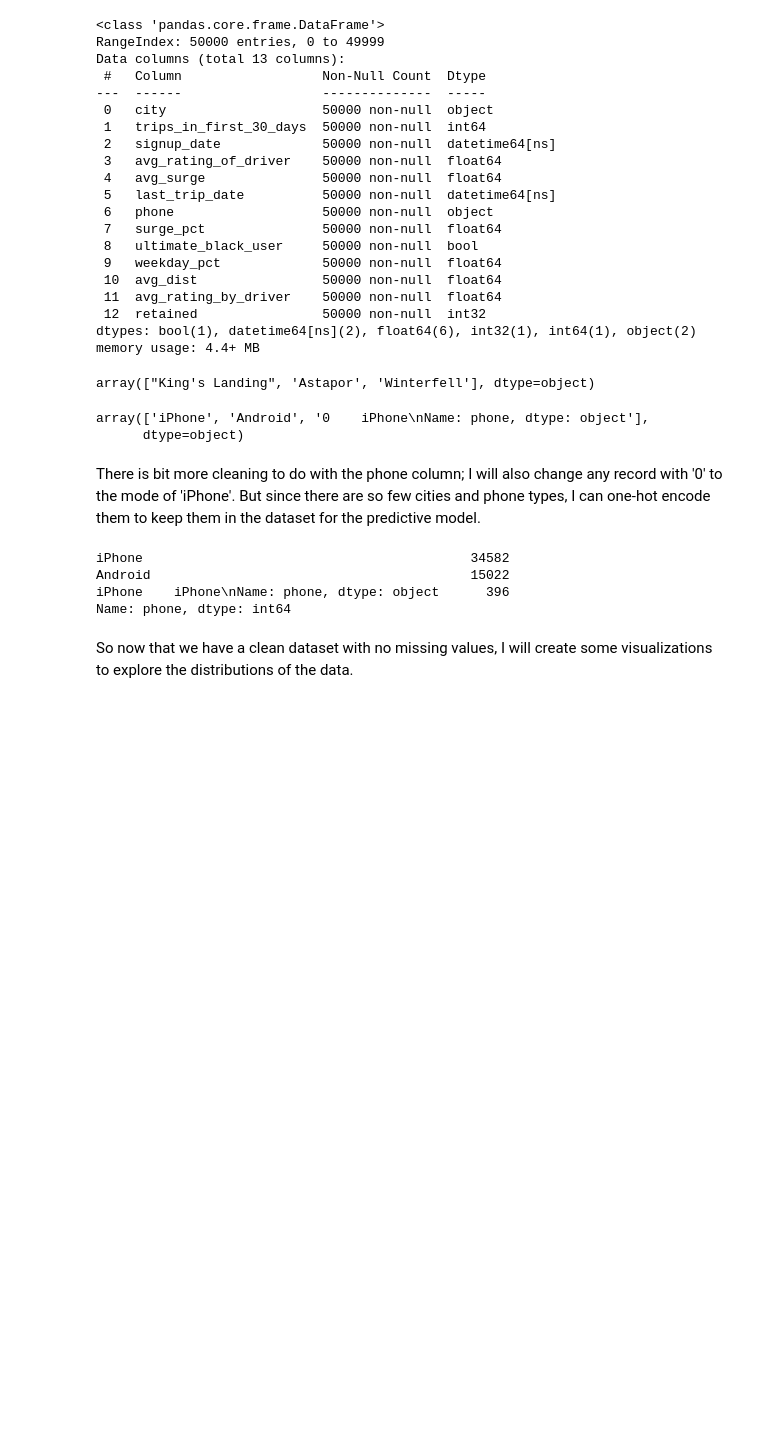
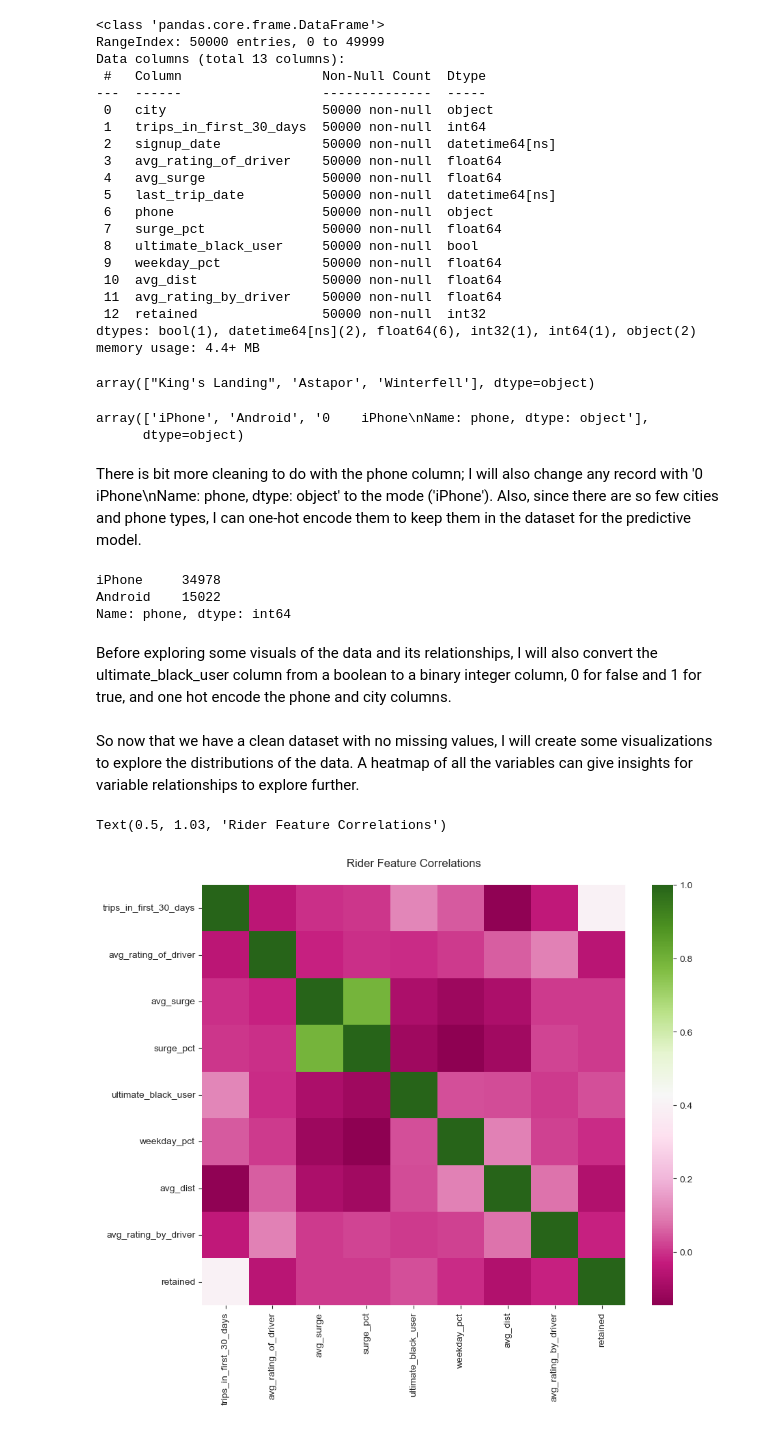
Before and after one commit to ehardwick2/Take-Home_Challenges, a Jupyter notebook: Part3_EDA_and_Predictive-Modeling.ipynb, the cells around one changed output. Drawn from its saved outputs; the diff is of its cells as text; code cells hidden in the pictures; blank space fills up the shorter version.

Commit message:
eda, preprocessing, and start to modeling

```diff
--- a/Part3_EDA_and_Predictive-Modeling.ipynb
+++ b/Part3_EDA_and_Predictive-Modeling.ipynb
@@ -193,15 +207,24 @@ array(["King's Landing", 'Astapor', 'Winterfell'], dtype=object)
 array(['iPhone', 'Android', '0    iPhone\nName: phone, dtype: object'],
       dtype=object)
 # %% [markdown]
-There is bit more cleaning to do with the phone column; I will also change any record with '0' to the mode of 'iPhone'. But since there are so few cities and phone types, I can one-hot encode them to keep them in the dataset for the predictive model.
+There is bit more cleaning to do with the phone column; I will also change any record with '0    iPhone\nName: phone, dtype: object' to the mode ('iPhone'). Also, since there are so few cities and phone types, I can one-hot encode them to keep them in the dataset for the predictive model.
 # %%
-df['phone'] = df['phone'].replace('0', 'iPhone') #df['phone'] = df['phone'].replace('0', str(df['phone'].mode()))
+df['phone'] = df['phone'].replace('0    iPhone\nName: phone, dtype: object', 'iPhone') #df['phone'] = df['phone'].replace('0', str(df['phone'].mode()))
 # %%
 df['phone'].value_counts()
 # %% [output]
-iPhone                                          34582
-Android                                         15022
-iPhone    iPhone\nName: phone, dtype: object      396
+iPhone     34978
+Android    15022
 Name: phone, dtype: int64
+# %% [markdown]
+Before exploring some visuals of the data and its relationships, I will also convert the ultimate_black_user column from a boolean to a binary integer column, 0 for false and 1 for true, and one hot encode the phone and city columns.
 # %% [markdown]
-So now that we have a clean dataset with no missing values, I will create some visualizations to explore the distributions of the data.
+So now that we have a clean dataset with no missing values, I will create some visualizations to explore the distributions of the data. A heatmap of all the variables can give insights for variable relationships to explore further.
+# %%
+#let's try a heatmap on to view correlations between the variables
+fig, ax = plt.subplots(figsize = (10,8))
+ax = sns.heatmap(df.corr(), cmap='PiYG')
+ax.set_title("Rider Feature Correlations",y=1.03)
+# %% [output]
+Text(0.5, 1.03, 'Rider Feature Correlations')
+[figure, added]
```
Also changed, not shown: parts of 35 cells of this notebook.
